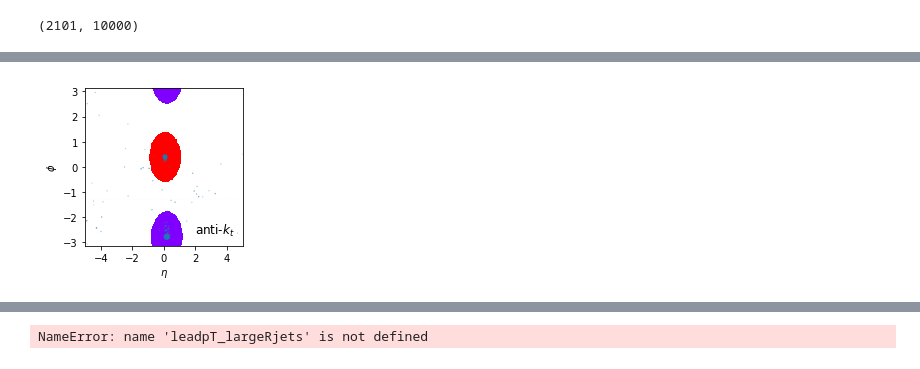
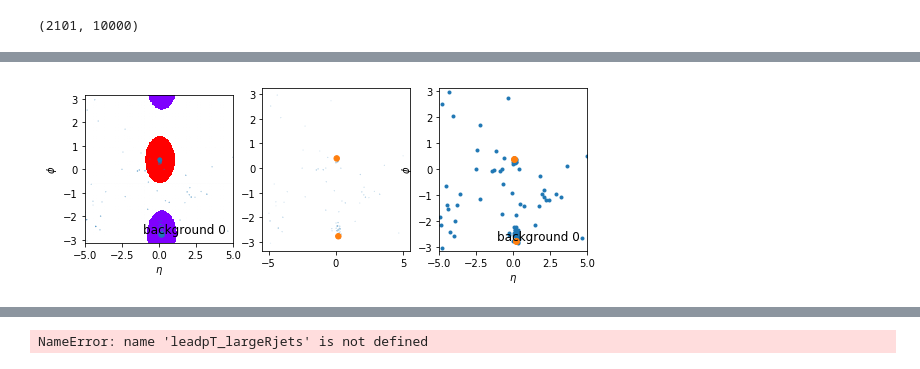
Before and after one commit to maxxrichard/LHCOlympics2020, a Jupyter notebook: notebook/LHCOlympics2020_pyjetexample.ipynb, the cells around one changed output, grey strips where cells are left out. Drawn from its saved outputs; the diff is of its cells as text; code cells hidden in the pictures.

Commit message:
Add position plot

```diff
--- a/notebook/LHCOlympics2020_pyjetexample.ipynb
+++ b/notebook/LHCOlympics2020_pyjetexample.ipynb
@@ -151,52 +155,66 @@ lead_smallRjets, sublead_smallRjets = getJet(all_smallRjets, 0), getJet(all_smal
 # %%
 from matplotlib.pyplot import cm
 from matplotlib.colors import LinearSegmentedColormap
 
+plotGhost = True
+plotPosition = True
+
 def plot_jet_area(all_hadrons_ghost = all_hadrons_ghost, all_largeRjets_ghost = all_largeRjets_ghost, mytype = 'background', ievt = 0):
-    event = all_largeRjets_ghost[mytype][ievt]
-
     fig = plt.figure(figsize=(9, 3))
 
-    ax = None
+    if plotGhost:
+        event = all_largeRjets_ghost[mytype][ievt]
+        # pick a different color for each jet
+        colors = cm.rainbow(np.linspace(0, 1, len(event)))
+        cmap = LinearSegmentedColormap.from_list('cmap', colors, len(colors))
+        ax = fig.add_subplot(1, 3, 1)
+        area = np.zeros((eta_edges.shape[0] - 1, phi_edges.shape[0] - 1), dtype=np.float64)
+        for ijet, jet in enumerate(event):
+            constit = jet.constituents_array()
+            jetarea, _, _ = np.histogram2d(constit['eta'], constit['phi'], bins=(eta_edges, phi_edges))
+            area += (jetarea > 0) * (ijet + 1)
 
-    # pick a different color for each jet
-    colors = cm.rainbow(np.linspace(0, 1, len(event)))
-    cmap = LinearSegmentedColormap.from_list('cmap', colors, len(colors))
-    ax = fig.add_subplot(1, 1, 1, sharey=ax)
-    area = np.zeros((eta_edges.shape[0] - 1, phi_edges.shape[0] - 1),
-                    dtype=np.float64)
-    for ijet, jet in enumerate(event):
-        constit = jet.constituents_array()
-        jetarea, _, _ = np.histogram2d(constit['eta'], constit['phi'],
-                                       bins=(eta_edges, phi_edges))
-        area += (jetarea > 0) * (ijet + 1)
+        # plot all areas
+        ax.imshow(np.ma.masked_where(area == 0, area).T, cmap=cmap,
+                  extent=extent, aspect=(eta_max - eta_min) / (2*np.pi),
+                  interpolation='none', origin='lower')
 
-    # plot all areas
-    ax.imshow(np.ma.masked_where(area == 0, area).T, cmap=cmap,
-              extent=extent, aspect=(eta_max - eta_min) / (2*np.pi),
-              interpolation='none', origin='lower')
+        # overlay original event
+        particles = all_hadrons_ghost[mytype][ievt]
+#         particles = pseudojets_input
+        ax.scatter(particles['eta'], particles['phi'], s=30 * particles['pT'] / particles['pT'].max())
 
-    # overlay original event
-    particles = all_hadrons_ghost[mytype][ievt]
-#     print('particles', len(particles), particles['eta'], particles['phi'])
-#     print('event',len(event))
-    ax.scatter(particles['eta'], particles['phi'], s=30 * particles['pT'] / particles['pT'].max())
-    ax.set_xlim(extent[:2])
-    ax.set_ylim(extent[2:])
-    ax.set_ylabel(r'$\phi$')
-    ax.set_xlabel(r'$\eta$')
+        ax.set_xlim(extent[:2])
+        ax.set_ylim(extent[2:])
+        plt.xlabel(r'$\eta$')
+        plt.ylabel(r'$\phi$')
 
-    ax.text(0.95, 0.05, r'anti-$k_t$',
-        verticalalignment='bottom', horizontalalignment='right',
-        transform=ax.transAxes,
-        fontsize=12)
+        ax.text(0.95, 0.05, mytype+' '+str(ievt),
+            verticalalignment='bottom', horizontalalignment='right',
+            transform=ax.transAxes,
+            fontsize=12)
 
-    fig.subplots_adjust(hspace=0)
-    plt.setp([a.get_yticklabels() for a in fig.axes[1:]], visible=False)
-    fig.tight_layout()
+    if plotPosition:
+        jets_eta = [all_largeRjets[mytype][ievt][ijet].eta for ijet in range(len(all_largeRjets[mytype][ievt]))]
+        jets_phi = [all_largeRjets[mytype][ievt][ijet].phi for ijet in range(len(all_largeRjets[mytype][ievt]))]
+        jets_pt = np.array([all_largeRjets[mytype][ievt][ijet].pt for ijet in range(len(all_largeRjets[mytype][ievt]))])
+        ax = fig.add_subplot(1, 3, 2)
+        plt.scatter(x=all_hadrons[mytype][ievt]['eta'], y=all_hadrons[mytype][ievt]['phi'], s=30 * all_hadrons[mytype][ievt]['pT'] / all_hadrons[mytype][ievt]['pT'].max(), marker='.')
+        plt.scatter(x=jets_eta, y=jets_phi, s=30 * jets_pt/max(jets_pt), marker='o')
+        ax = fig.add_subplot(1, 3, 3)
+        plt.scatter(x=all_hadrons[mytype][ievt]['eta'], y=all_hadrons[mytype][ievt]['phi'], marker='.')
+        plt.scatter(x=jets_eta, y=jets_phi, marker='o')
+        ax.set_xlim(extent[:2])
+        ax.set_ylim(extent[2:])
+        plt.xlabel(r'$\eta$')
+        plt.ylabel(r'$\phi$')
+        ax.text(0.95, 0.05, mytype+' '+str(ievt),
+            verticalalignment='bottom', horizontalalignment='right',
+            transform=ax.transAxes,
+            fontsize=12)
 
 for mytype in ['background','signal']:
     for ievt in range(len(all_largeRjets_ghost[mytype])):
         plot_jet_area(all_hadrons_ghost = all_hadrons_ghost, all_largeRjets_ghost = all_largeRjets_ghost, mytype = mytype, ievt = ievt)
 # %% [output]
-[figure, old version]
+[figure, new version]
```
Also changed, not shown: parts of 4 cells of this notebook.
